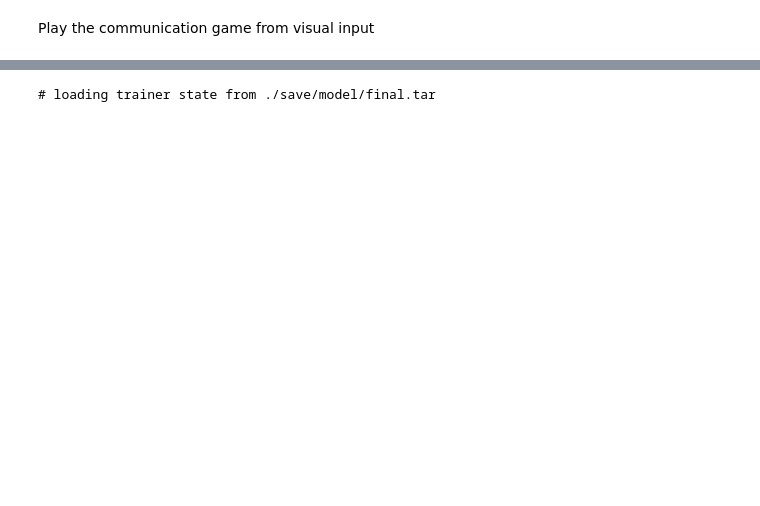
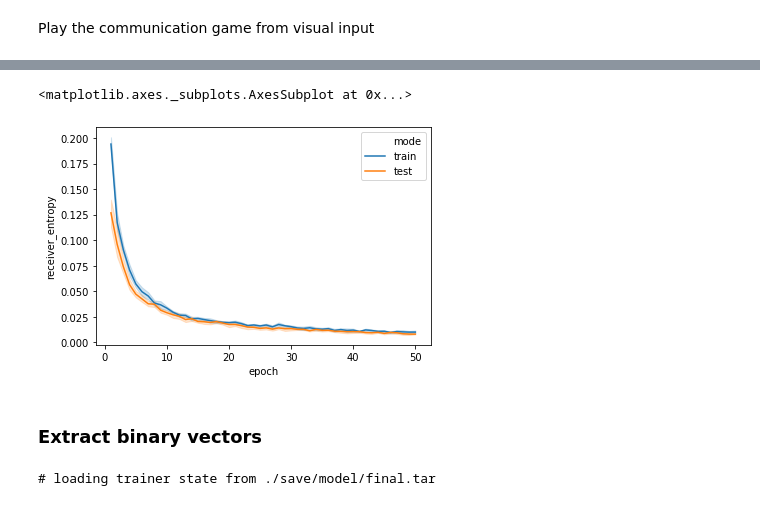
Before and after one commit to tlmnhut/EmeCom_concept_vs_comm, a Jupyter notebook: input_image.ipynb, the cells around one changed output, grey strips where cells are left out. Saved outputs shown, nothing was run; the diff lists cells and outputs as text; code cells hidden in the pictures; blank space fills up the shorter version.

```diff
--- a/input_image.ipynb
+++ b/input_image.ipynb
@@ -71,3 +96,10 @@ plot_result(result_df, 'test')
+# %%
+sns.lineplot(data=df_image, x='epoch', y='receiver_entropy', hue='mode')
+# %% [output]
+<matplotlib.axes._subplots.AxesSubplot at 0x...>
+[figure, added]
+# %% [markdown]
+### Extract binary vectors
 # %%
 trainer.load_from_checkpoint('./save/model/final.tar')
 # %% [output]
```
Also changed, not shown: parts of 23 cells of this notebook.
